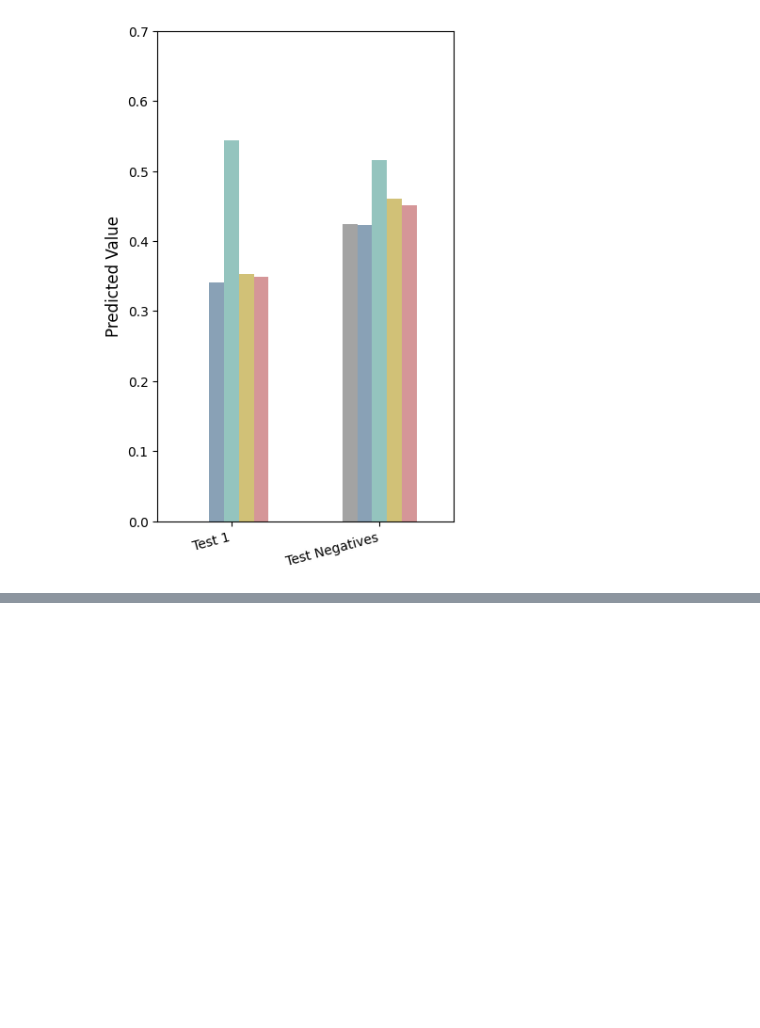
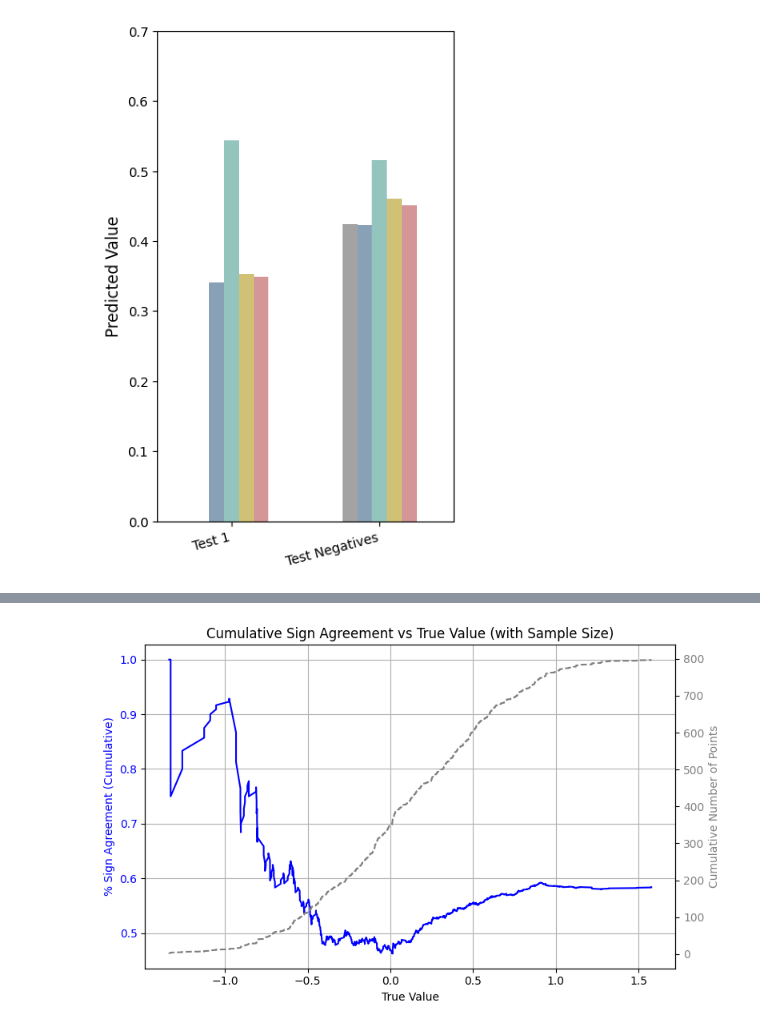
Before and after one commit to KaplowLab/liverRegression, a Jupyter notebook: notebooks/figs1.ipynb, the cells around one changed output, grey strips where cells are left out. Saved outputs shown, nothing was run; the diff lists cells and outputs as text; code cells hidden in the pictures; blank space fills up the shorter version.

```diff
--- a/notebooks/figs1.ipynb
+++ b/notebooks/figs1.ipynb
@@ -1024,0 +1064,36 @@ Spearman correlation coefficient: 0.2619, p-value: 5.544e-24
+# %%
+df = bigboss
+df = df.dropna(subset=['true', 'pred'])
+df_sorted = df.sort_values(by='true').reset_index(drop=True)
+
+# Compute sign match as binary 0/1
+sign_match = (np.sign(df_sorted['true']) == np.sign(df_sorted['pred'])).astype(int)
+
+# Compute cumulative percent match
+cumulative_percent_match = sign_match.cumsum() / (np.arange(len(sign_match)) + 1)
+
+# Cumulative number of points (1, 2, 3, ..., N)
+cumulative_counts = np.arange(1, len(df_sorted) + 1)
+
+# Plot
+fig, ax1 = plt.subplots(figsize=(8, 5))
+
+# Left y-axis: % sign agreement
+ax1.plot(df_sorted['true'], cumulative_percent_match, color='blue', label='% Sign Match')
+ax1.set_xlabel('True Value')
+ax1.set_ylabel('% Sign Agreement (Cumulative)', color='blue')
+ax1.tick_params(axis='y', labelcolor='blue')
+
+# Right y-axis: cumulative number of points
+ax2 = ax1.twinx()
+ax2.plot(df_sorted['true'], cumulative_counts, color='gray', linestyle='dashed', label='Cumulative Count')
+ax2.set_ylabel('Cumulative Number of Points', color='gray')
+ax2.tick_params(axis='y', labelcolor='gray')
+
+# Title and grid
+plt.title('Cumulative Sign Agreement vs True Value (with Sample Size)')
+ax1.grid(True)
+fig.tight_layout()
+plt.show()
+# %% [output]
+[figure, added]
```
Also changed, not shown: parts of 17 cells of this notebook, 9 other files.
